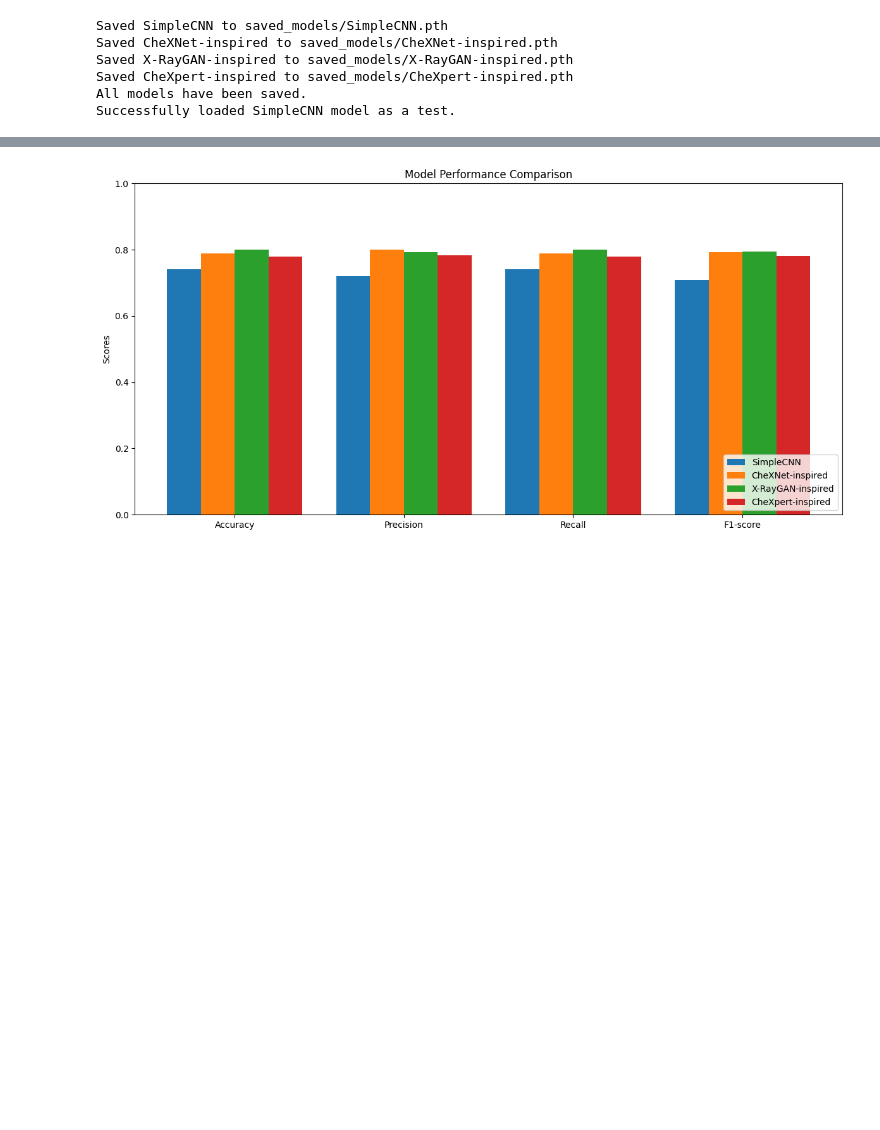
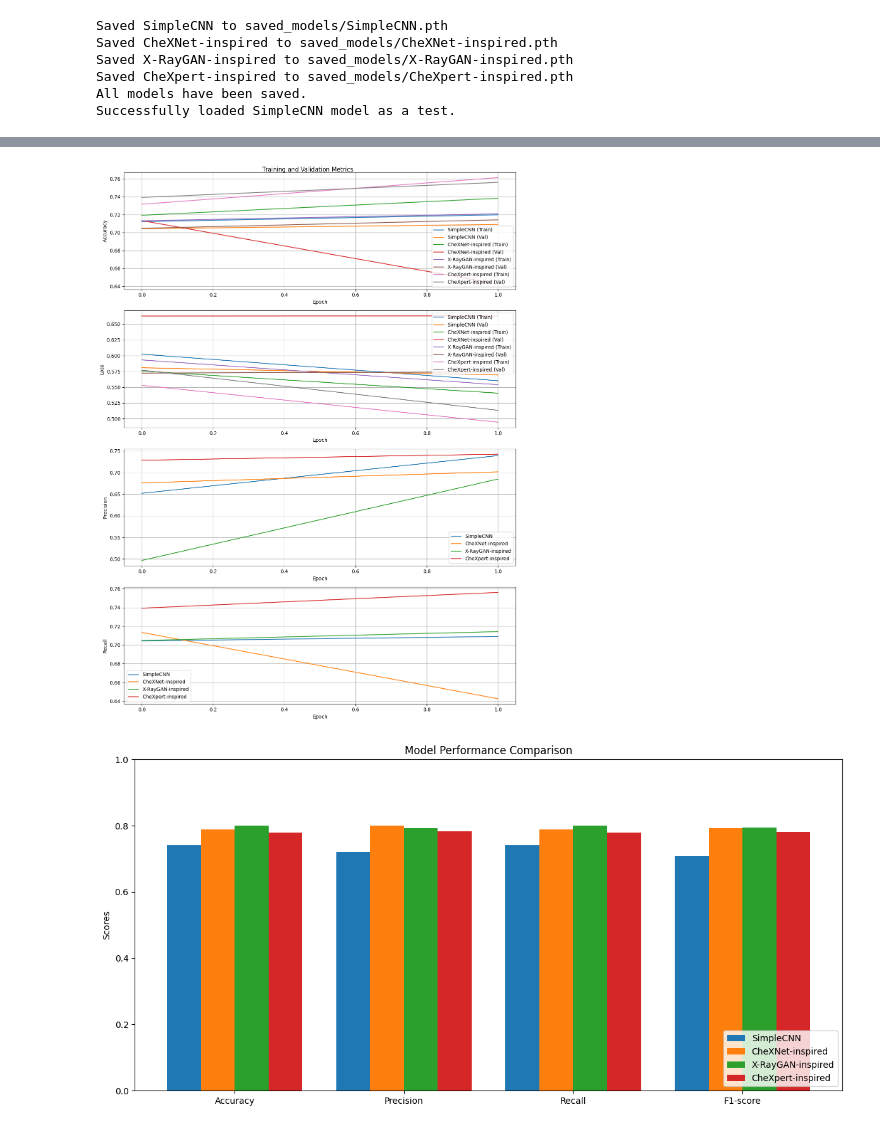
Before and after one commit to alexcri90/Medical-Imaging-DS-Bicocca, a Jupyter notebook: Project_MI.ipynb, the cells around one changed output, grey strips where cells are left out. Saved outputs shown, nothing was run; the diff lists cells and outputs as text; code cells hidden in the pictures; blank space fills up the shorter version.

```diff
--- a/Project_MI.ipynb
+++ b/Project_MI.ipynb
@@ -1246,6 +1150,8 @@ The implementation follows these key steps:
 The code ensures consistent data handling and preprocessing across all models, facilitating a fair comparison. It employs data augmentation techniques and leverages GPU acceleration when available.
 This approach enables a systematic evaluation of different deep learning architectures for pneumothorax detection, providing insights into their relative efficacy in medical image analysis tasks.
 # %%
+%matplotlib inline
+
 import torch
 import torch.nn as nn
 import torch.optim as optim
@@ -1268,8 +1174,15 @@ class PneumothoraxDataset(Dataset):
         return len(self.dataframe)
 
     def __getitem__(self, idx):
-        image = self.dataframe.iloc[idx]['Image']
+        file_path = self.dataframe.iloc[idx]['file_path']
         label = 1 if self.dataframe.iloc[idx]['PneumothoraxLabel'] == 'has_pneumo' else 0
+
+        # Load the image from the file path
+        dicom = pydicom.dcmread(file_path)
+        image = dicom.pixel_array.astype(np.float32)
+
+        # Normalize the image
+        image = (image - image.min()) / (image.max() - image.min())
 
         if self.transform:
             image = self.transform(image)
@@ -1853,3 +1689,36 @@ KeyError: 'val_precision'
+# %%
+import matplotlib.pyplot as plt
+
+# Add this function to your script
+def plot_training_results(histories):
+    metrics = ['Accuracy', 'Loss', 'Precision', 'Recall']
+    fig, axes = plt.subplots(len(metrics), 1, figsize=(12, 4*len(metrics)))
+    fig.suptitle('Training and Validation Metrics')
+
+    for i, metric in enumerate(metrics):
+        ax = axes[i]
+        for model_name, history in histories.items():
+            if metric == 'Accuracy':
+                ax.plot(history['train_acc'], label=f'{model_name} (Train)')
+                ax.plot(history['val_acc'], label=f'{model_name} (Val)')
+            elif metric == 'Loss':
+                ax.plot(history['train_loss'], label=f'{model_name} (Train)')
+                ax.plot(history['val_loss'], label=f'{model_name} (Val)')
+            else:
+                ax.plot(history[metric.lower()], label=model_name)
+
+        ax.set_xlabel('Epoch')
+        ax.set_ylabel(metric)
+        ax.legend(loc='best')
+        ax.grid(True)
+
+    plt.tight_layout()
+    plt.show()
+
+# After training all models, call the plotting function
+plot_training_results(histories)
+# %% [output]
+[figure, added]
 # %%
 import matplotlib.pyplot as plt
 import numpy as np
```
Also changed, not shown: parts of 13 cells of this notebook, 2 other files.
